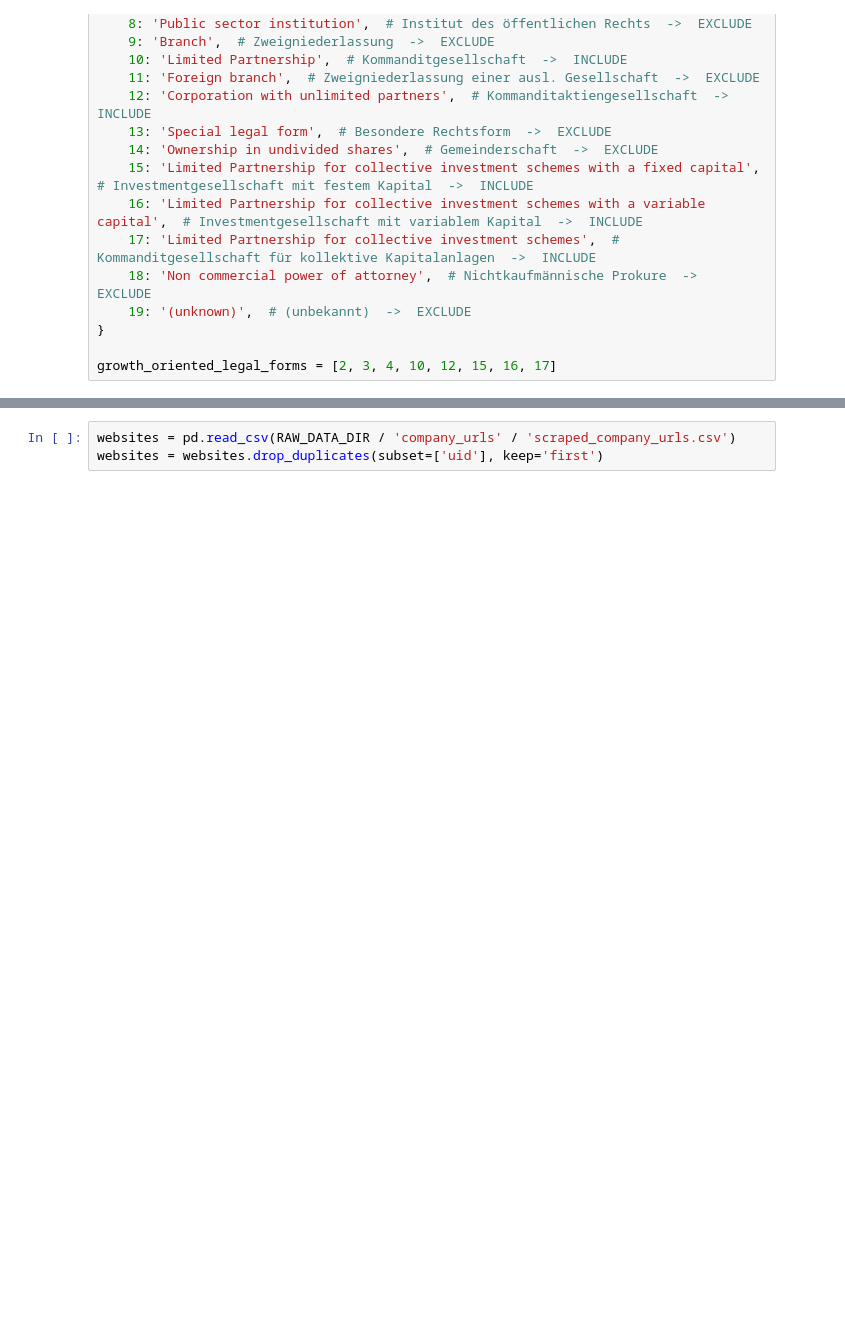
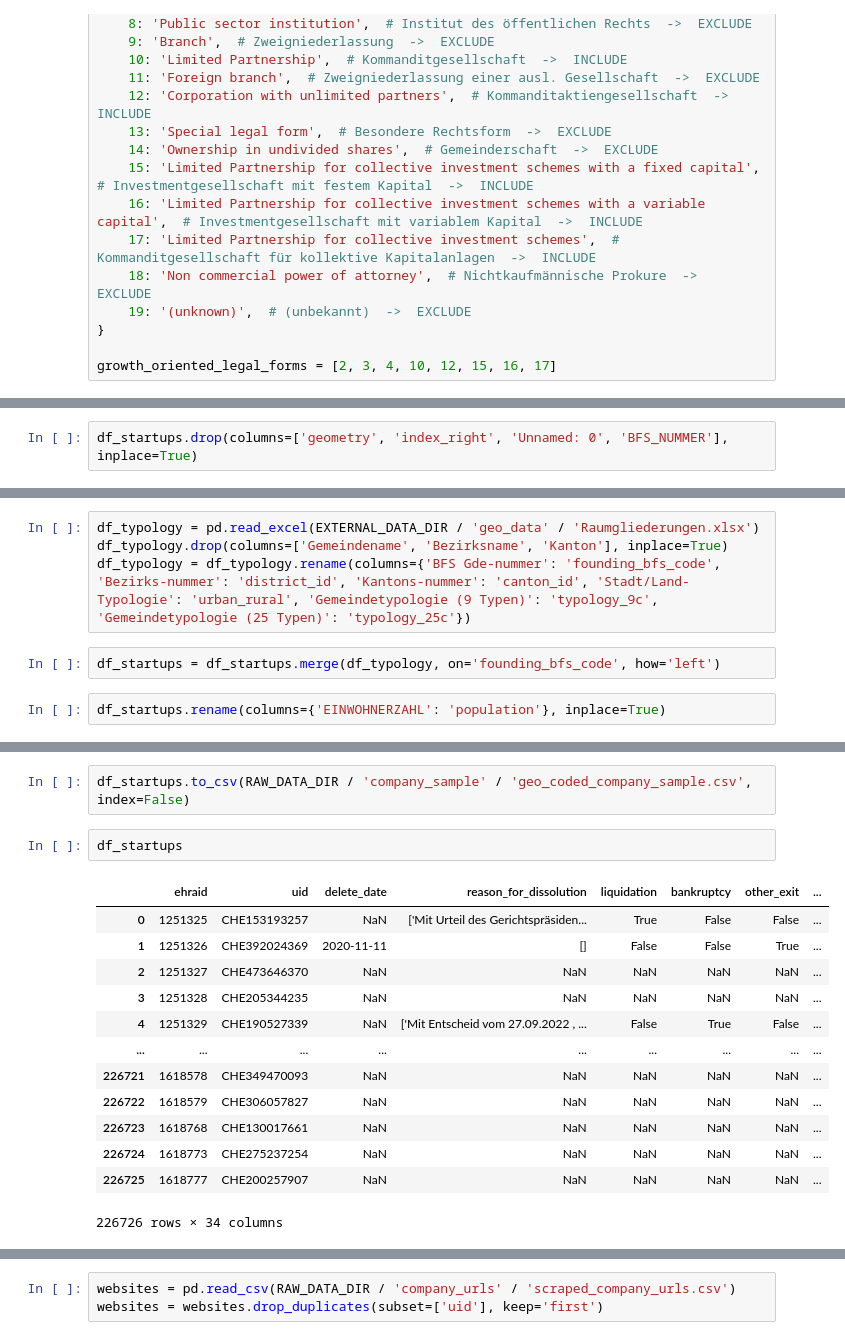
Before and after one commit to MaBlock7/company_success_prediction, a Jupyter notebook: success_prediction/zefix_feature_engineering.ipynb, the cells around one changed output, grey strips where cells are left out. Drawn from its saved outputs; the diff is of its cells as text; blank space fills up the shorter version.

Commit message:
Added geocoding to company sample data

```diff
--- a/success_prediction/zefix_feature_engineering.ipynb
+++ b/success_prediction/zefix_feature_engineering.ipynb
@@ -309,0 +252,2 @@ df_sample
+# %%
+df_startups.drop(columns=['geometry', 'index_right', 'Unnamed: 0', 'BFS_NUMMER'], inplace=True)
@@ -309,0 +256,8 @@ df_sample
+# %%
+df_typology = pd.read_excel(EXTERNAL_DATA_DIR / 'geo_data' / 'Raumgliederungen.xlsx')
+df_typology.drop(columns=['Gemeindename', 'Bezirksname', 'Kanton'], inplace=True)
+df_typology = df_typology.rename(columns={'BFS Gde-nummer': 'founding_bfs_code', 'Bezirks-nummer': 'district_id', 'Kantons-nummer': 'canton_id', 'Stadt/Land-Typologie': 'urban_rural', 'Gemeindetypologie (9 Typen)': 'typology_9c', 'Gemeindetypologie (25 Typen)': 'typology_25c'})
+# %%
+df_startups = df_startups.merge(df_typology, on='founding_bfs_code', how='left')
+# %%
+df_startups.rename(columns={'EINWOHNERZAHL': 'population'}, inplace=True)
@@ -309,0 +282,18 @@ df_sample
+# %%
+df_startups.to_csv(RAW_DATA_DIR / 'company_sample' / 'geo_coded_company_sample.csv', index=False)
+# %%
+df_startups
+# %% [output]
+|  | ehraid | uid | delete_date | reason_for_dissolution | liquidation | bankruptcy | other_exit | ... |
+| 0 | 1251325 | CHE153193257 | NaN | ['Mit Urteil des Gerichtspräsiden... | True | False | False | ... |
+| 1 | 1251326 | CHE392024369 | 2020-11-11 | [] | False | False | True | ... |
+| 2 | 1251327 | CHE473646370 | NaN | NaN | NaN | NaN | NaN | ... |
+| 3 | 1251328 | CHE205344235 | NaN | NaN | NaN | NaN | NaN | ... |
+| 4 | 1251329 | CHE190527339 | NaN | ['Mit Entscheid vom 27.09.2022 , ... | False | True | False | ... |
+| ... | ... | ... | ... | ... | ... | ... | ... | ... |
+| 226721 | 1618578 | CHE349470093 | NaN | NaN | NaN | NaN | NaN | ... |
+| 226722 | 1618579 | CHE306057827 | NaN | NaN | NaN | NaN | NaN | ... |
+| 226723 | 1618768 | CHE130017661 | NaN | NaN | NaN | NaN | NaN | ... |
+| 226724 | 1618773 | CHE275237254 | NaN | NaN | NaN | NaN | NaN | ... |
+| 226725 | 1618777 | CHE200257907 | NaN | NaN | NaN | NaN | NaN | ... |
+226726 rows × 34 columns
```
Also changed, not shown: parts of 28 cells of this notebook, 1 other file.
